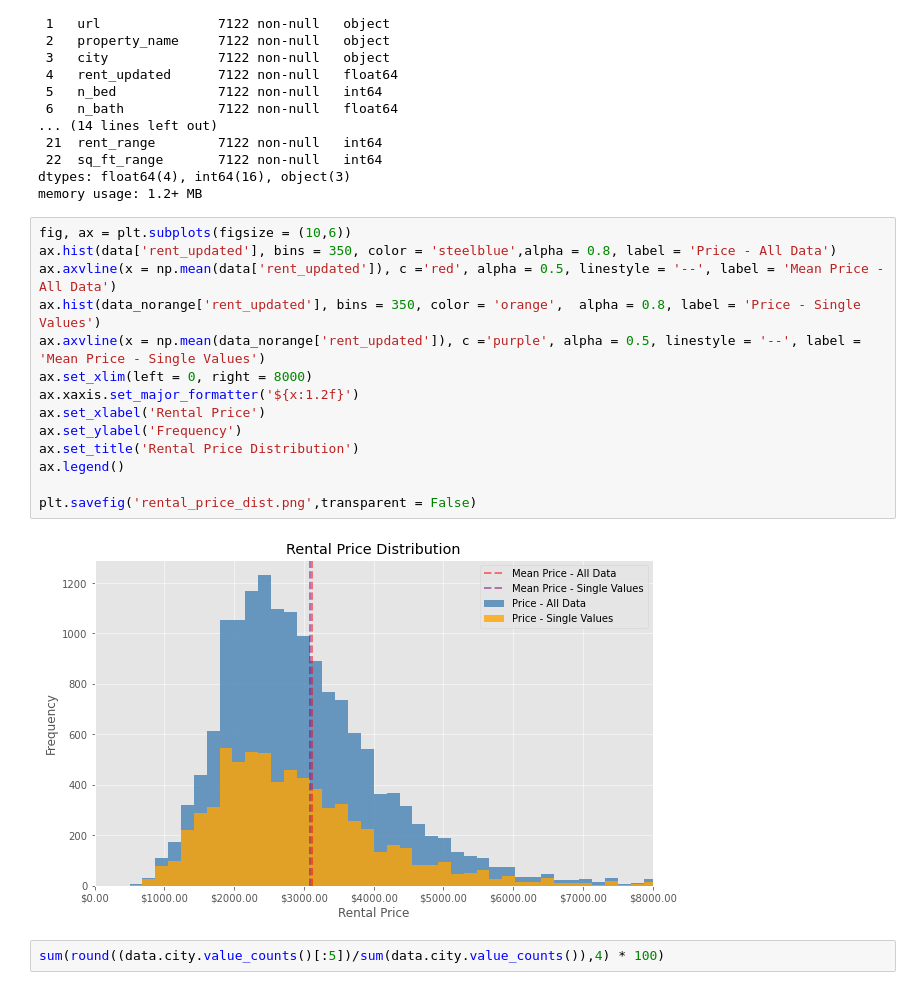
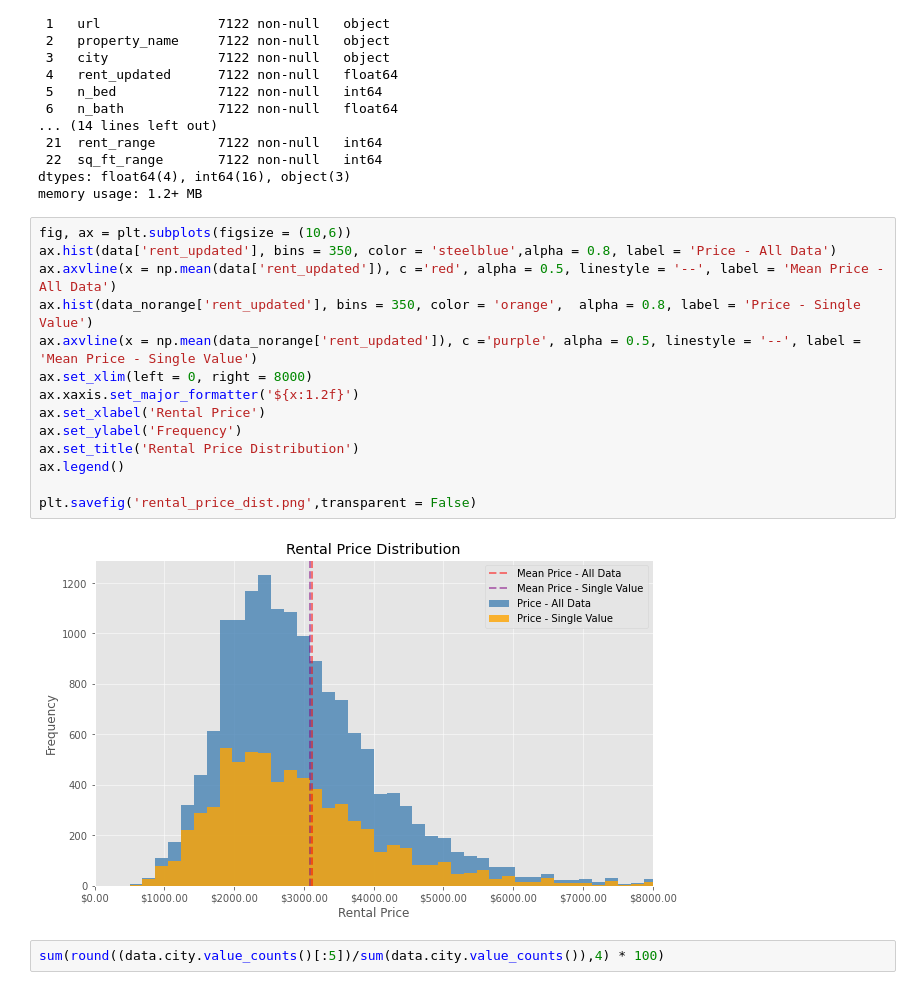
Before and after one commit to yenholaivy/CaliforniaRentalValueEstimation, a Jupyter notebook: apt_analysis.ipynb, the cells around one changed output. Cells and saved outputs as stored; diff of their text form.

```diff
--- a/apt_analysis.ipynb
+++ b/apt_analysis.ipynb
@@ -56,19 +56,19 @@ memory usage: 1.2+ MB
 # %%
 fig, ax = plt.subplots(figsize = (10,6))
 ax.hist(data['rent_updated'], bins = 350, color = 'steelblue',alpha = 0.8, label = 'Price - All Data')
 ax.axvline(x = np.mean(data['rent_updated']), c ='red', alpha = 0.5, linestyle = '--', label = 'Mean Price - All Data')
-ax.hist(data_norange['rent_updated'], bins = 350, color = 'orange',  alpha = 0.8, label = 'Price - Single Values')
-ax.axvline(x = np.mean(data_norange['rent_updated']), c ='purple', alpha = 0.5, linestyle = '--', label = 'Mean Price - Single Values')
+ax.hist(data_norange['rent_updated'], bins = 350, color = 'orange',  alpha = 0.8, label = 'Price - Single Value')
+ax.axvline(x = np.mean(data_norange['rent_updated']), c ='purple', alpha = 0.5, linestyle = '--', label = 'Mean Price - Single Value')
 ax.set_xlim(left = 0, right = 8000)
 ax.xaxis.set_major_formatter('${x:1.2f}')
 ax.set_xlabel('Rental Price')
 ax.set_ylabel('Frequency')
 ax.set_title('Rental Price Distribution')
 ax.legend()
 
 plt.savefig('rental_price_dist.png',transparent = False)
 # %% [output]
-[figure, old version]
+[figure, new version]
 # %%
 sum(round((data.city.value_counts()[:5])/sum(data.city.value_counts()),4) * 100)
 # %% [output]
```
Also changed, not shown: parts of 1 cell of this notebook, 15 other files.
